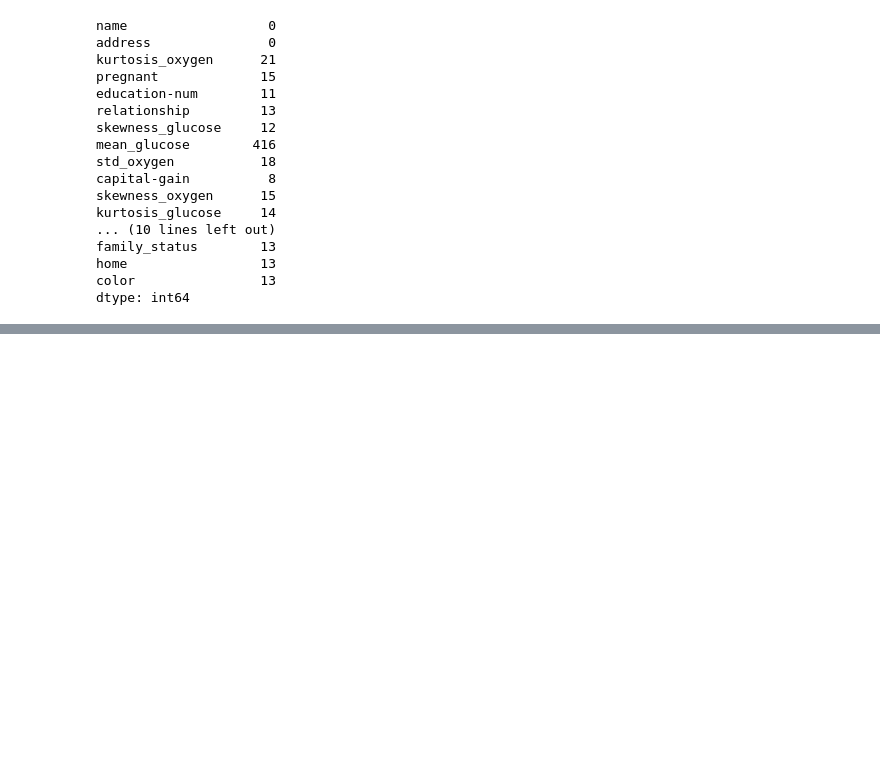
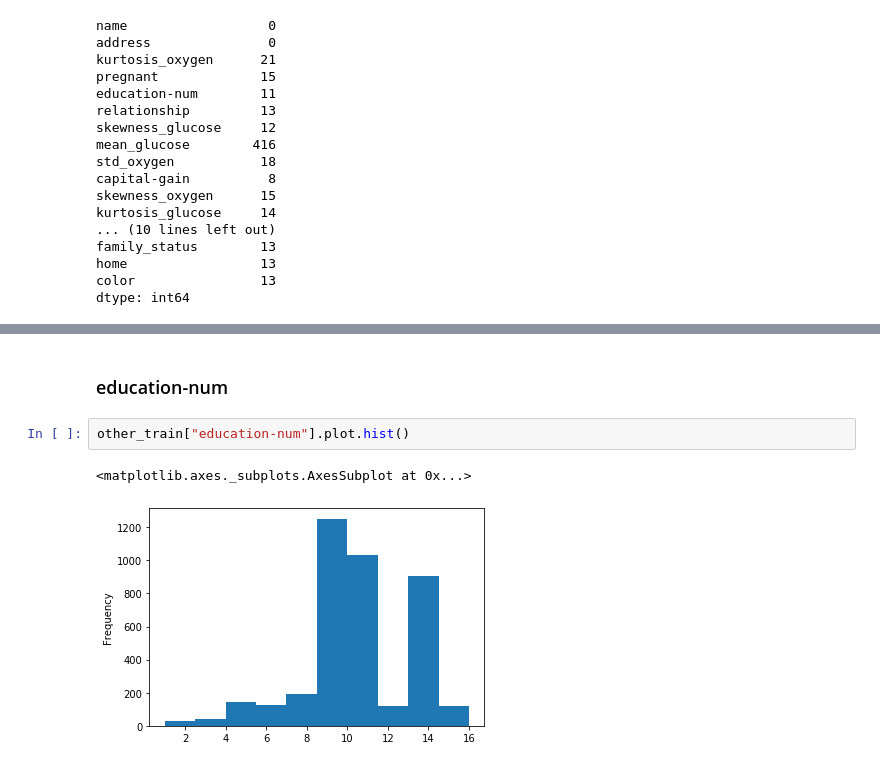
Before and after one commit to xheban/IAU-projekt, a Jupyter notebook: Projekt.ipynb, the cells around one changed output, grey strips where cells are left out. Drawn from its saved outputs; the diff is of its cells as text; blank space fills up the shorter version.

```diff
--- a/Projekt.ipynb
+++ b/Projekt.ipynb
@@ -352,0 +371,7 @@ Tento dataset má množstvo nevyplnených údajov, najviac chýbajúcich je pre
+# %% [markdown]
+### education-num
+# %%
+other_train["education-num"].plot.hist()
+# %% [output]
+<matplotlib.axes._subplots.AxesSubplot at 0x...>
+[figure, added]
```
Also changed, not shown: parts of 55 cells of this notebook.
